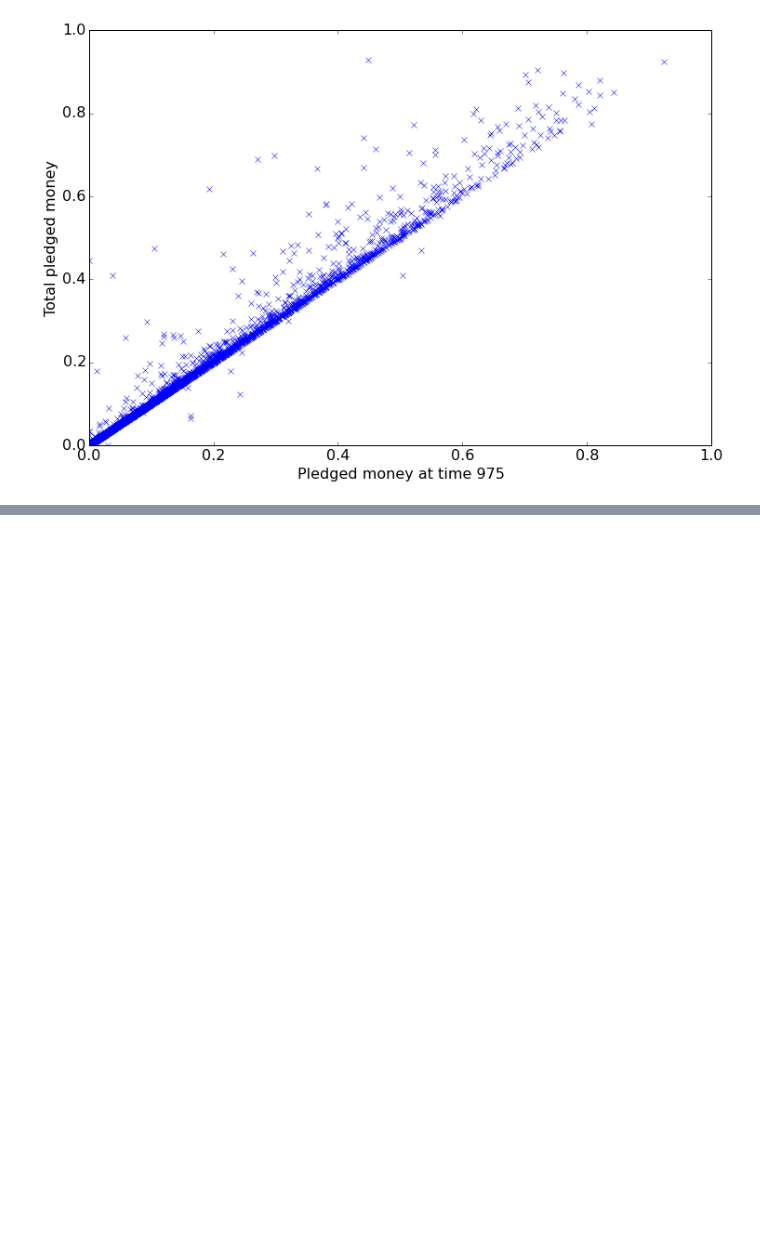
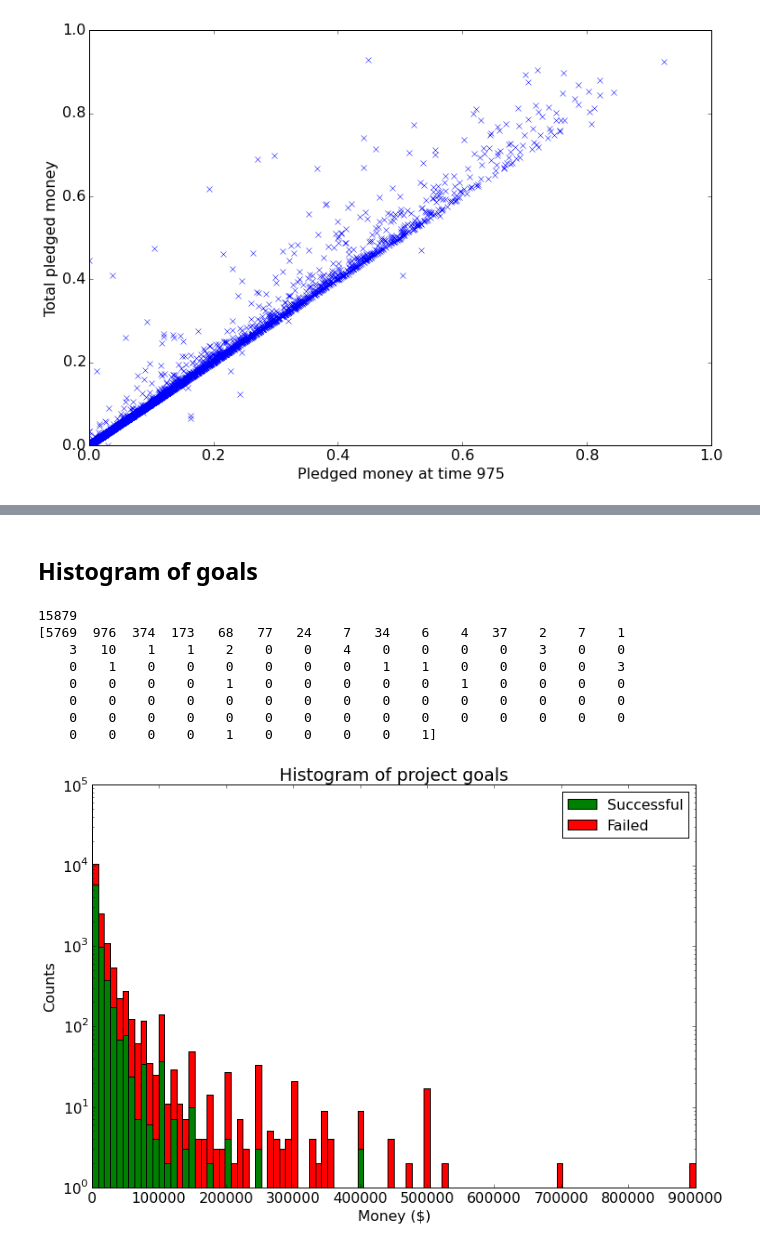
Before and after one commit to vicow/gaussian-process, a Jupyter notebook: notebooks/sidekick-1-eda.ipynb, the cells around one changed output, grey strips where cells are left out. Drawn from its saved outputs; the diff is of its cells as text; code cells hidden in the pictures; blank space fills up the shorter version.

```diff
--- a/notebooks/sidekick-1-eda.ipynb
+++ b/notebooks/sidekick-1-eda.ipynb
@@ -347,0 +363,34 @@ plt.show()
+# %% [markdown]
+## Histogram of goals
+# %%
+outlier = 1e6
+width = 1
+bins = 100
+goals_successful = [p.goal for p in sk if p.goal < outlier and p.successful]
+goals_failed = [p.goal for p in sk if p.goal < outlier and not p.successful]
+
+print(len(goals_failed) + len(goals_successful))
+
+hist_successful, bins = np.histogram(goals_successful, bins=bins)
+hist_failed, bins = np.histogram(goals_failed, bins=bins)
+w = width * (bins[1] - bins[0])
+left = bins[:-1]
+
+plt.bar(left, hist_successful, width=w, color='g', label="Successful")
+plt.bar(left, hist_failed, bottom=hist_successful, width=w, color='r', label='Failed')
+plt.yscale('log')
+plt.ylabel('Counts')
+plt.xlabel('Money ($)')
+plt.title('Histogram of project goals ')
+plt.legend()
+plt.show()
+# %% [output]
+15879
+[5769  976  374  173   68   77   24    7   34    6    4   37    2    7    1
+    3   10    1    1    2    0    0    4    0    0    0    0    3    0    0
+    0    1    0    0    0    0    0    0    1    1    0    0    0    0    3
+    0    0    0    0    1    0    0    0    0    0    1    0    0    0    0
+    0    0    0    0    0    0    0    0    0    0    0    0    0    0    0
+    0    0    0    0    0    0    0    0    0    0    0    0    0    0    0
+    0    0    0    0    1    0    0    0    0    1]
+[figure, added]
```
Also changed, not shown: parts of 3 cells of this notebook.
